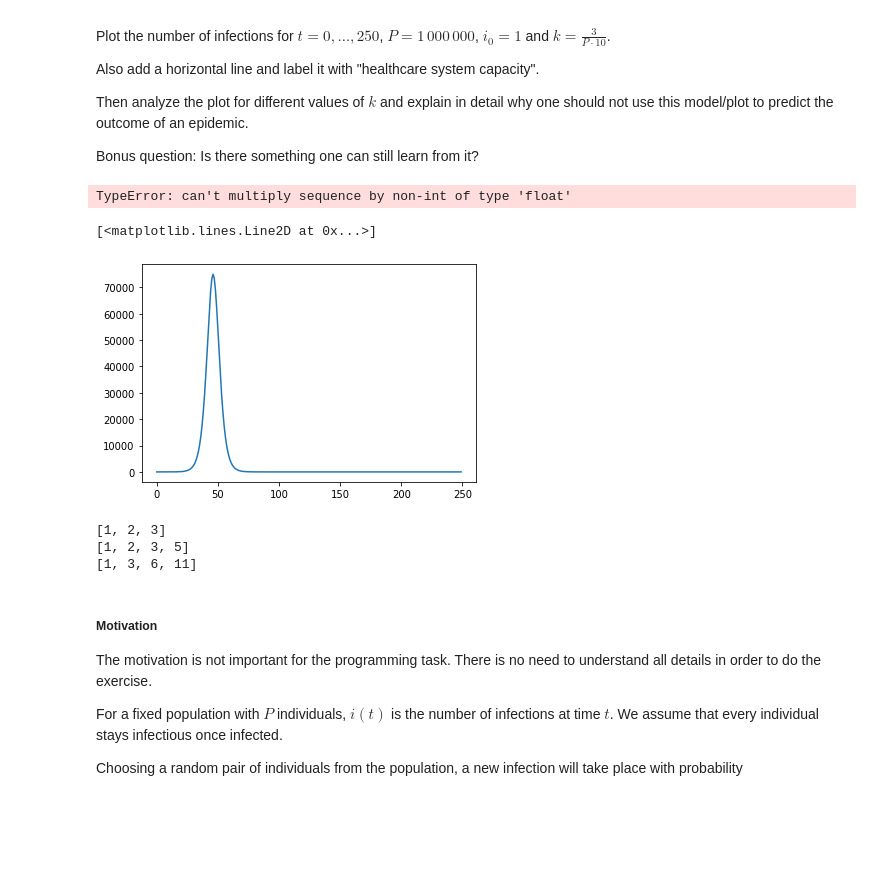
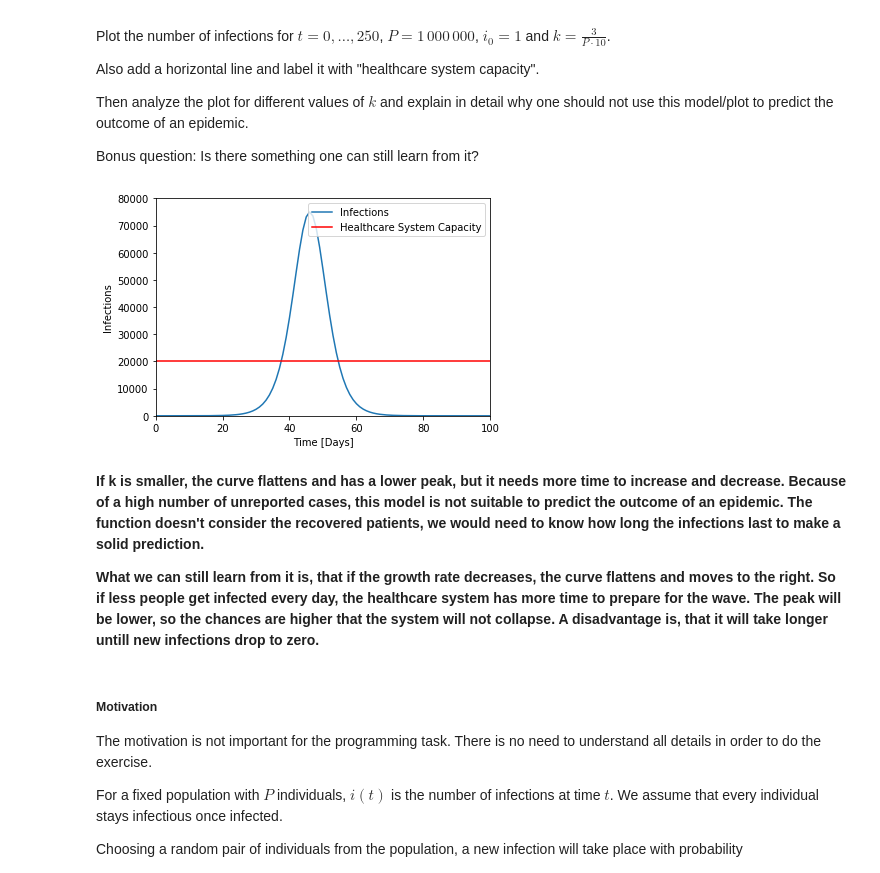
Before and after one commit to adob360/homework-scientific-computing, a Jupyter notebook: homework03-python-introduction/homework03.ipynb, the cells around one changed output. Drawn from its saved outputs; the diff is of its cells as text; code cells hidden in the pictures; blank space fills up the shorter version.

```diff
--- a/homework03-python-introduction/homework03.ipynb
+++ b/homework03-python-introduction/homework03.ipynb
@@ -91,88 +95,48 @@ Also add a horizontal line and label it with "healthcare system capacity".
 Then analyze the plot for different values of $k$ and explain in detail why one should not use this model/plot to predict the outcome of an epidemic.
 
 Bonus question: Is there something one can still learn from it?
-# %%
-
-
-P = 1000000
-k = 3/(P*10)
-t = [i for i in range(251)]
-i0 = 1
-
-
-def new_infections(P, k, t, i0):
-    results = []
-    for i in t:
-        #upper_value = ((math.exp(-k*P*i)*k*P**2)*(-1+(P/i0)))
-        #lower_value = ((1+math.exp(-k*P*i))*(-1+(P/i0))**2)
-        results.append(((math.exp(-k*P*t)*k*P**2)*(-1+(P/i0)))/((1+math.exp(-k*P*t))*(-1+(P/i0))**2))
-        #results.append(upper_value/lower_value)
-    return results
-
-
-
-
-new_infections = new_infections(P,k,t,i0)
-print(new_infections)
-plt.plot(new_infections)
-plt.show()
-# %% [output]
-TypeError: can't multiply sequence by non-int of type 'float'
 # %%
 import matplotlib.pyplot as plt
 import math
 
 def new_infections(t, k):
     P=1000000
     i0=1
     i_new= (math.exp(-k*P*t)*k*P**2*(-1+P/i0))/(1+math.exp(-k*P*t)*(-1+P/i0))**2
     return i_new;
 
 
 
 P=1000000
 k1=3/(P*10)
 
 
-infect_list=[]
+infect_list = [new_infections(i, k1) for i in range(0,250)]
 
-for i in range(0,250):
-    z=new_infections(i, k1)
-    infect_list.append(z)
-
-
-
-
-infect_list
 
 time_scale=list(range(0,250))
 
+x_limit = [0, 100]
+y_limit = [0, 80000]
+breakdown_limit = 20000
+x = [20000 for i in range(150)]
 
-
-
-plt.plot(time_scale,infect_list)
+plt.plot(time_scale,infect_list, label = 'Infections')
+plt.plot(x, c='r', label = 'Healthcare System Capacity')
+plt.xlim(x_limit)
+plt.ylim(y_limit)
+plt.legend(loc=1)
+plt.xlabel ('Time [Days]')
+plt.ylabel ('Infections')
+plt.show()
 # %% [output]
-[<matplotlib.lines.Line2D at 0x...>]
-[figure, old version]
+[figure, new version]
-# %%
-n =[1,2,3]
-print (n)
-n.append(5)
-print(n)
-def calc_total_infections(new_infections):
-    total_infections = []
-    summe = 0
-    for i in new_infections:
-        summe += i
-        total_infections.append(summe)
-
-    return total_infections
-
-print(calc_total_infections(n))
-# %% [output]
-[1, 2, 3]
-[1, 2, 3, 5]
-[1, 3, 6, 11]
+# %% [markdown]
+**If k is smaller, the curve flattens and has a lower peak, but it needs more time to increase and decrease.
+Because of a high number of unreported cases, this model is not suitable to predict the outcome of an epidemic.
+The function doesn't consider the recovered patients, we would need to know how long the infections last to make a solid prediction.**
+
+**What we can still learn from it is, that if the growth rate decreases, the curve flattens and moves to the right. So if less people get infected every day, the healthcare system has more time to prepare for the wave. The peak will be lower, so the chances are higher that the system will not collapse. A disadvantage is, that it will take longer untill new infections drop to zero.**
 # %% [markdown]
 ##### Motivation
 
```
Also changed, not shown: parts of 6 cells of this notebook.
